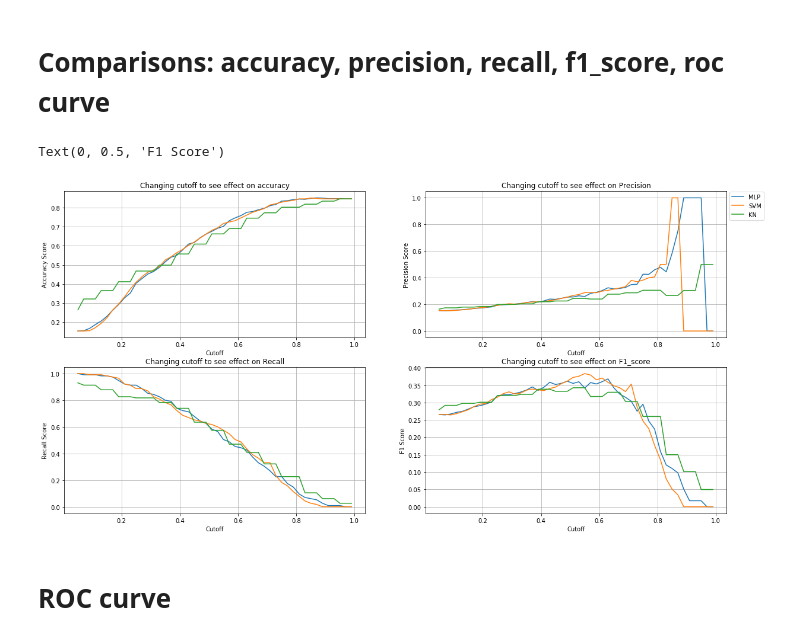
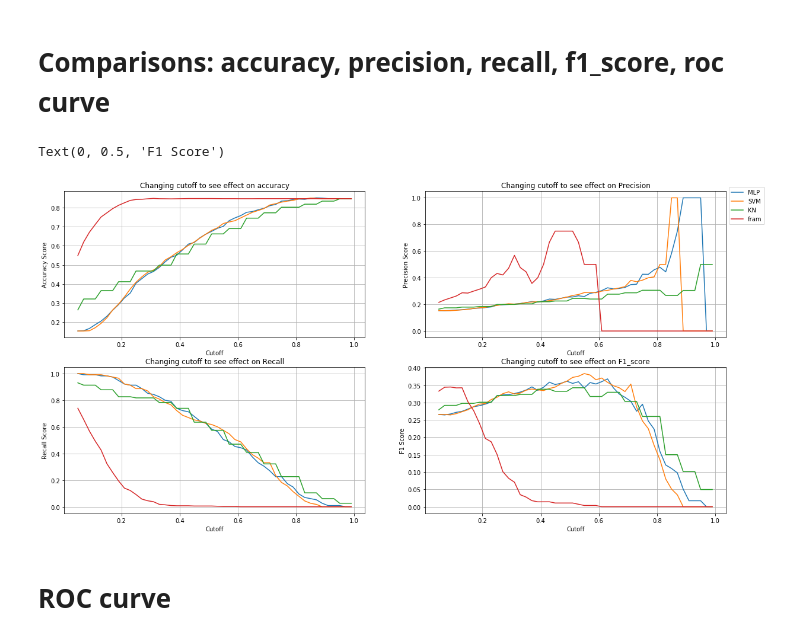
Before and after one commit to ljhowell/machine-learning_CHD, a Jupyter notebook: Comparison_of_models.ipynb, the cells around one changed output. Saved outputs shown, nothing was run; the diff lists cells and outputs as text; code cells hidden in the pictures.

Commit message:
fram dataset added

```diff
--- a/Comparison_of_models.ipynb
+++ b/Comparison_of_models.ipynb
@@ -110,7 +110,7 @@ def performance(model,X_test,y_test,cutoff=0.5,v=0,output='Accuracy'):
 #function for the Framingham model currently used by doctors
 def fram_analysis(df_fram, v=0):
     range_x = np.arange(0.05, 1, 0.02)
-    results_fram =[]
+    results_fram =[]x
 
     for cutoff in range_x:
         results_fram.append(performance('fram', df_fram['fram_percent'], df_fram['TenYearCHD'], cutoff=cutoff, output='All'))
@@ -320,7 +320,7 @@ plt.subplot(2,2,1)
 plt.plot(range_x, resultsMLP['accuracy'], label='MLP')
 plt.plot(range_x, resultsSVM['accuracy'], label='SVM')
 plt.plot(range_x, resultsKN['accuracy'], label ='KN')
-plt.plot(range_x, results_fram['accuracy'], label ='f' )
+plt.plot(range_x, results_fram['accuracy'], label ='fram' )
 plt.grid()
 plt.title('Changing cutoff to see effect on accuracy')
 plt.xlabel('Cutoff')
@@ -332,37 +332,37 @@ plt.subplot(2,2,2)
 plt.plot(range_x, resultsMLP['precision'], label='MLP')
 plt.plot(range_x, resultsSVM['precision'], label='SVM')
 plt.plot(range_x, resultsKN['precision'], label ='KN')
+plt.plot(range_x, results_fram['precision'], label ='fram' )
 plt.grid()
 plt.title('Changing cutoff to see effect on Precision')
 plt.xlabel('Cutoff')
 plt.ylabel('Precision Score')
 plt.legend(loc='center left', bbox_to_anchor=(1, 0.9))
 
 #Recall Graph
 plt.subplot(2,2,3)
 plt.plot(range_x, resultsMLP['recall'], label='MLP')
 plt.plot(range_x, resultsSVM['recall'], label='SVM')
 plt.plot(range_x, resultsKN['recall'], label ='KN')
-
+plt.plot(range_x, results_fram['recall'], label ='fram' )
 plt.grid()
 plt.title('Changing cutoff to see effect on Recall')
 plt.xlabel('Cutoff')
 plt.ylabel('Recall Score')
 
 #F1_score Graph
 plt.subplot(2,2,4)
 plt.plot(range_x, resultsMLP['f1'], label='MLP')
 plt.plot(range_x, resultsSVM['f1'], label='SVM')
 plt.plot(range_x, resultsKN['f1'], label ='KN')
-
-
+plt.plot(range_x, results_fram['f1'], label ='fram' )
 plt.grid()
 plt.title('Changing cutoff to see effect on F1_score')
 plt.xlabel('Cutoff')
 plt.ylabel('F1 Score')
 # %% [output]
 Text(0, 0.5, 'F1 Score')
-[figure, old version]
+[figure, new version]
 # %% [markdown]
 # ROC curve
 # %%
```
